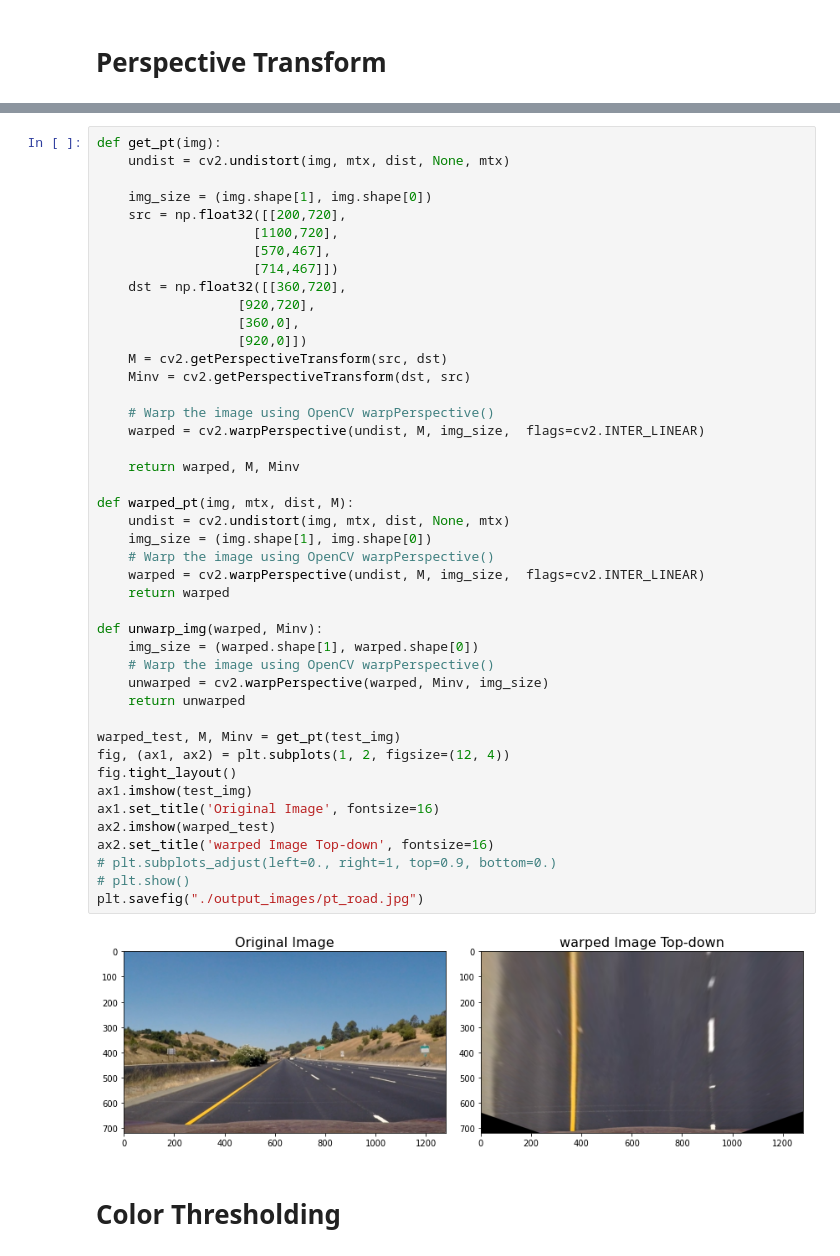
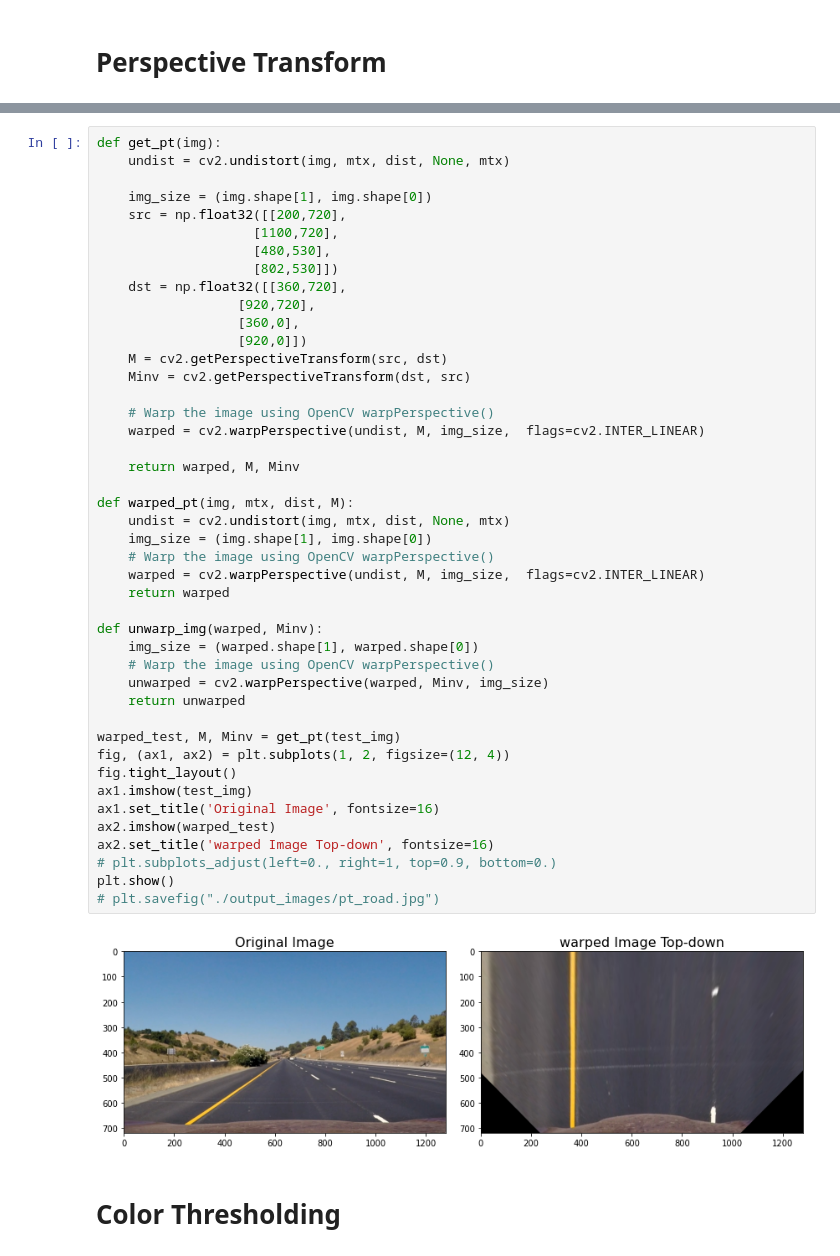
Before and after one commit to zichengc/CarND-Advanced-Lane-Lines, a Jupyter notebook: Pipline_test.ipynb, the cells around one changed output, grey strips where cells are left out. Drawn from its saved outputs; the diff is of its cells as text.

```diff
--- a/Pipline_test.ipynb
+++ b/Pipline_test.ipynb
@@ -124,8 +124,8 @@ def get_pt(img):
     img_size = (img.shape[1], img.shape[0])
     src = np.float32([[200,720],
                     [1100,720],
-                    [570,467],
-                    [714,467]])
+                    [480,530],
+                    [802,530]])
     dst = np.float32([[360,720],
                   [920,720],
                   [360,0],
@@ -133,36 +133,36 @@ def get_pt(img):
     M = cv2.getPerspectiveTransform(src, dst)
     Minv = cv2.getPerspectiveTransform(dst, src)
 
     # Warp the image using OpenCV warpPerspective()
     warped = cv2.warpPerspective(undist, M, img_size,  flags=cv2.INTER_LINEAR)
 
     return warped, M, Minv
 
 def warped_pt(img, mtx, dist, M):
     undist = cv2.undistort(img, mtx, dist, None, mtx)
     img_size = (img.shape[1], img.shape[0])
     # Warp the image using OpenCV warpPerspective()
     warped = cv2.warpPerspective(undist, M, img_size,  flags=cv2.INTER_LINEAR)
     return warped
 
 def unwarp_img(warped, Minv):
     img_size = (warped.shape[1], warped.shape[0])
     # Warp the image using OpenCV warpPerspective()
     unwarped = cv2.warpPerspective(warped, Minv, img_size)
     return unwarped
 
 warped_test, M, Minv = get_pt(test_img)
 fig, (ax1, ax2) = plt.subplots(1, 2, figsize=(12, 4))
 fig.tight_layout()
 ax1.imshow(test_img)
 ax1.set_title('Original Image', fontsize=16)
 ax2.imshow(warped_test)
 ax2.set_title('warped Image Top-down', fontsize=16)
 # plt.subplots_adjust(left=0., right=1, top=0.9, bottom=0.)
-# plt.show()
-plt.savefig("./output_images/pt_road.jpg")
+plt.show()
+# plt.savefig("./output_images/pt_road.jpg")
 # %% [output]
-[figure, old version]
+[figure, new version]
 # %% [markdown]
 # Color Thresholding
 # %%
```
Also changed, not shown: parts of 3 cells of this notebook, 2 other files.
